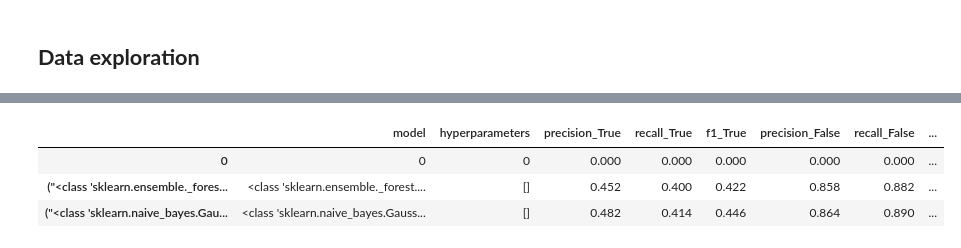
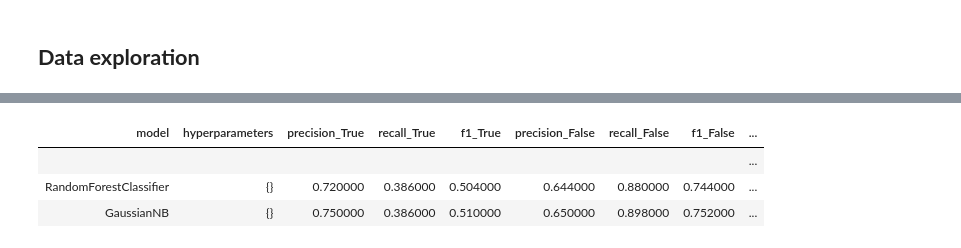
Before and after one commit to hwelsters/internal-consistency, a Jupyter notebook: 07-08-2023 (ml)/ml.ipynb, the cells around one changed output, grey strips where cells are left out. Drawn from its saved outputs; the diff is of its cells as text; code cells hidden in the pictures.

Commit message:
feat: MLExploration grid search

```diff
--- a/07-08-2023 (ml)/ml.ipynb
+++ b/07-08-2023 (ml)/ml.ipynb
@@ -93,16 +95,17 @@ dict_values([0.46799999999999997, 0.40800000000000003, 0.438, 0.8619999999999999
 # %%
 class MLExploration:
     TEMPLATE_DICT = {
-        'model': 0,
-        'hyperparameters': 0,
-        'precision_True': 0,
-        'recall_True': 0,
-        'f1_True': 0,
-        'precision_False': 0,
-        'recall_False': 0,
-        'f1_False': 0,
-        'accuracy': 0
+        'model': '',
+        'hyperparameters': '',
+        'precision_True': '',
+        'recall_True': '',
+        'f1_True': '',
+        'precision_False': '',
+        'recall_False': '',
+        'f1_False': '',
+        'accuracy': ''
     }
+    RANDOM_STATE = 42
 
     def __init__(self, data_x, data_y, output_file_path):
         self.data_x = data_x
@@ -112,26 +115,39 @@ class MLExploration:
         if os.path.exists(output_file_path):
             self.explored_models = pandas.read_json(output_file_path, orient='split')
 
+    def grid_search(self, model, parameters):
+        parameter_combinations = self.__parameter_product(parameters)
+        for combination in parameter_combinations:
+            self.explore_model(model, combination)
+
     def explore_model(self, model, hyperparameters):
         index = MLExploration.hash(model, hyperparameters)
         if index in self.explored_models.index: return self.explored_models.loc[index]
 
         scorer = ReportAverage()
-        cross_validate(RandomForestClassifier(), data_x, data_y, scoring=make_scorer(scorer.classification_report_scorer))
+        cross_validate(model(*hyperparameters), data_x, data_y, scoring=make_scorer(scorer.classification_report_scorer))
 
         self.explored_models.loc[index] = [
-            str(model),
+            MLExploration.hash_model(model),
             MLExploration.hash_hyperparameters(hyperparameters),
             *scorer.average_report().values()
         ]
         self.explored_models.to_json(self.output_file_path, orient='split')
 
+    def hash_model(model):
+        return str(model.__name__)
+
     def hash_hyperparameters(hyperparameters):
-       return str(sorted(hyperparameters.items(), key=lambda x:x[0]))
+       return str(dict(*sorted(hyperparameters.items(), key=lambda x:x[0])))
 
     def hash(model, hyperparameters):
-        model = str(model)
+        model = MLExploration.hash_model(model)
         hyperparameters = MLExploration.hash_hyperparameters(hyperparameters)
         return str((model, hyperparameters))
+
+    def __parameter_product(self, parameters):
+        keys, values = zip(*parameters.items())
+        experiments = [dict(zip(keys, v)) for v in itertools.product(*values)]
+        return experiments
 # %%
 csqa = MLExploration(data_x, data_y, 'cache/csqa/csqa-T0.3.json')
@@ -140,10 +154,9 @@ ValueError: All arrays must be of the same length
 # %%
 csqa.explore_model(RandomForestClassifier, {})
 csqa.explore_model(GaussianNB, {})
-csqa.explore_model(RandomForestClassifier, {})
-csqa.explored_models
+csqa.explored_models.style.hide(axis='index')
 # %% [output]
-|  | model | hyperparameters | precision_True | recall_True | f1_True | precision_False | recall_False | ... |
-| 0 | 0 | 0 | 0.000 | 0.000 | 0.000 | 0.000 | 0.000 | ... |
-| ("<class 'sklearn.ensemble._fores... | <class 'sklearn.ensemble._forest.... | [] | 0.452 | 0.400 | 0.422 | 0.858 | 0.882 | ... |
-| ("<class 'sklearn.naive_bayes.Gau... | <class 'sklearn.naive_bayes.Gauss... | [] | 0.482 | 0.414 | 0.446 | 0.864 | 0.890 | ... |
+| model | hyperparameters | precision_True | recall_True | f1_True | precision_False | recall_False | f1_False | ... |
+|  |  |  |  |  |  |  |  | ... |
+| RandomForestClassifier | {} | 0.720000 | 0.386000 | 0.504000 | 0.644000 | 0.880000 | 0.744000 | ... |
+| GaussianNB | {} | 0.750000 | 0.386000 | 0.510000 | 0.650000 | 0.898000 | 0.752000 | ... |
```
Also changed, not shown: parts of 7 cells of this notebook, 1 other file.
